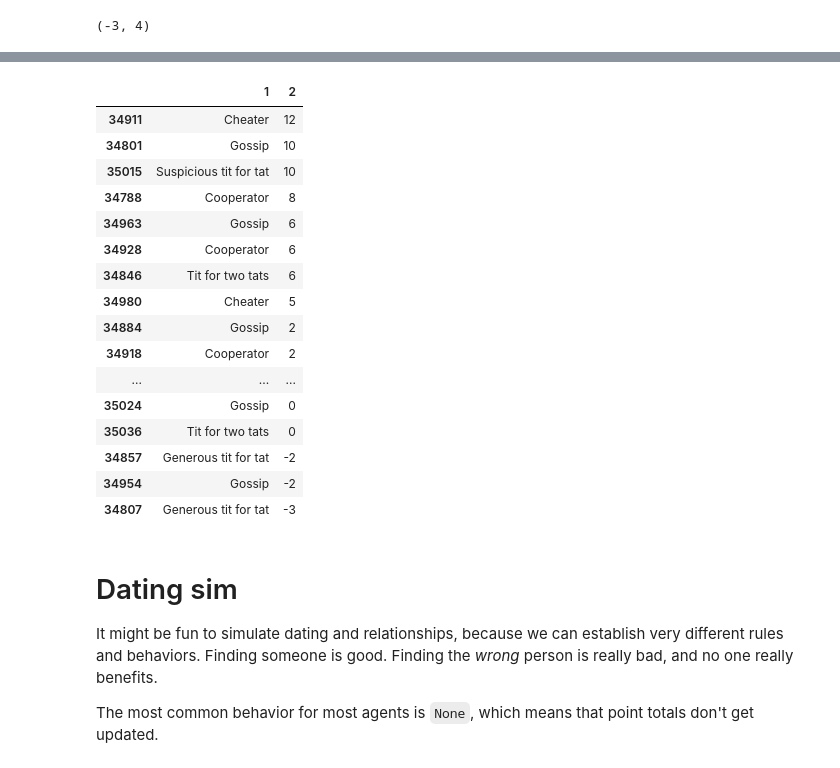
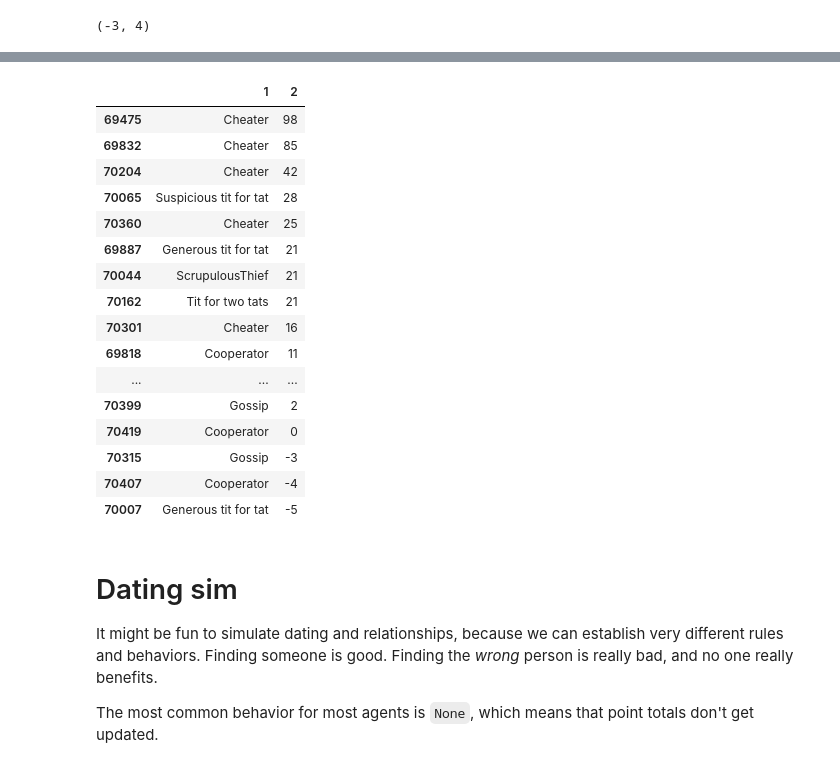
Before and after one commit to snowdj/game-theory-2, a Jupyter notebook: Prisoner's dilemma.ipynb, the cells around one changed output, grey strips where cells are left out. Drawn from its saved outputs; the diff is of its cells as text; code cells hidden in the pictures.

```diff
--- a/Prisoner's dilemma.ipynb
+++ b/Prisoner's dilemma.ipynb
@@ -331,6 +378,8 @@ def str_to_agent(s):
         'Tit_for_two_tats()': Tit_for_two_tats(),
         'Generous_tit_for_tat()': Generous_tit_for_tat(),
         'ScrupulousThief()': ScrupulousThief(),
+        'Opportunist()': Opportunist(),
+        'Grudger()': Grudger(),
     }
 
     return agents[s]
@@ -415,61 +473,73 @@ evolution_speed = 1
 
 # Spawn players
 players = []
-for i in range(2):
+for i in range(4):
     players.append(Cooperator())
 for i in range(4):
     players.append(Cheater())
-for i in range(4):
+for i in range(2):
     players.append(Tit_for_tat())
 for i in range(2):
      players.append(Gossip())
 for i in range(2):
      players.append(Gossip(memory=5, forgiveness=3))
 for i in range(2):
      players.append(Suspicious_tit_for_tat())
 for i in range(2):
      players.append(Tit_for_two_tats())
 for i in range(2):
      players.append(Generous_tit_for_tat())
-
+for i in range(2):
+     players.append(ScrupulousThief())
+for i in range(2):
+     players.append(Opportunist())
 
 # Random encounters
-for i in range(100):
+for i in range(1000):
     p1 = choice(players)
     p2 = choice(players)
     if p1.agent_id != p2.agent_id:
         p1.play(p2)
-    if random() < .2:
+
+    # People move
+    if random() < .1:
         players.remove(choice(players))
         players.append(choice([Cooperator(), Cooperator(), Cheater(), Cheater(), Tit_for_tat(),
                              Gossip(), Gossip(memory=5, forgiveness=3), Suspicious_tit_for_tat(),
-                             Tit_for_two_tats(), Generous_tit_for_tat()]))
+                             Tit_for_two_tats(), Generous_tit_for_tat(), ScrupulousThief(),
+                             Opportunist()]))
+
+    # Sometimes the rewards and penalties change
+    if random() < .03:
+        Agent.set_rules(choice([0,1,2,3]),
+                        (choice([1,2,3,4,5]), choice([0,-1,-2,-3,-4,-5])),
+                        choice([0, -1, -2]))
 
 # Calculate scores
 standings = {}
 for p in players:
     standings[p.agent_id] = (p, p.name, p.score)
 standings = DataFrame(standings).T.sort_values(2, ascending=False)
 
 standings.drop(0,axis=1)
 # %% [output]
 |  | 1 | 2 |
-| 34911 | Cheater | 12 |
-| 34801 | Gossip | 10 |
-| 35015 | Suspicious tit for tat | 10 |
-| 34788 | Cooperator | 8 |
-| 34963 | Gossip | 6 |
-| 34928 | Cooperator | 6 |
-| 34846 | Tit for two tats | 6 |
-| 34980 | Cheater | 5 |
-| 34884 | Gossip | 2 |
-| 34918 | Cooperator | 2 |
+| 69475 | Cheater | 98 |
+| 69832 | Cheater | 85 |
+| 70204 | Cheater | 42 |
+| 70065 | Suspicious tit for tat | 28 |
+| 70360 | Cheater | 25 |
+| 69887 | Generous tit for tat | 21 |
+| 70044 | ScrupulousThief | 21 |
+| 70162 | Tit for two tats | 21 |
+| 70301 | Cheater | 16 |
+| 69818 | Cooperator | 11 |
 | ... | ... | ... |
-| 35024 | Gossip | 0 |
-| 35036 | Tit for two tats | 0 |
-| 34857 | Generous tit for tat | -2 |
-| 34954 | Gossip | -2 |
-| 34807 | Generous tit for tat | -3 |
+| 70399 | Gossip | 2 |
+| 70419 | Cooperator | 0 |
+| 70315 | Gossip | -3 |
+| 70407 | Cooperator | -4 |
+| 70007 | Generous tit for tat | -5 |
 # %% [markdown]
 # Dating sim
 
```
Also changed, not shown: parts of 6 cells of this notebook.
